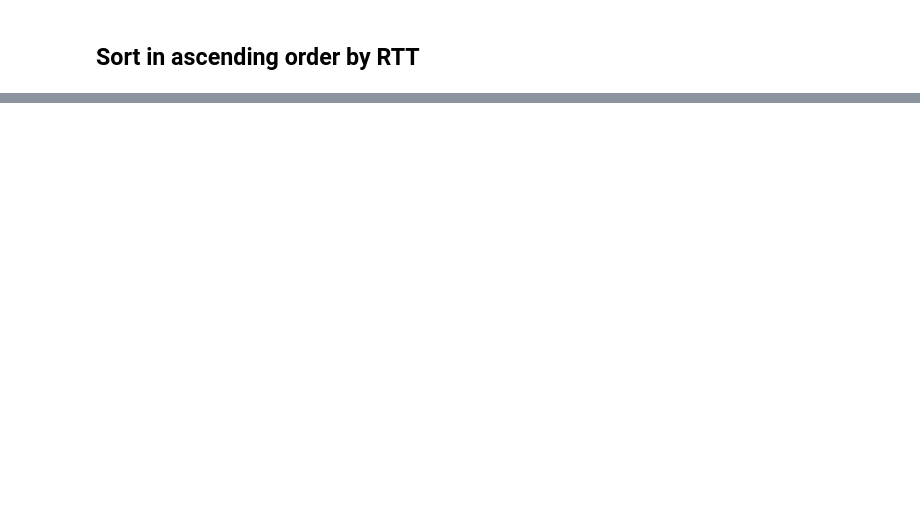
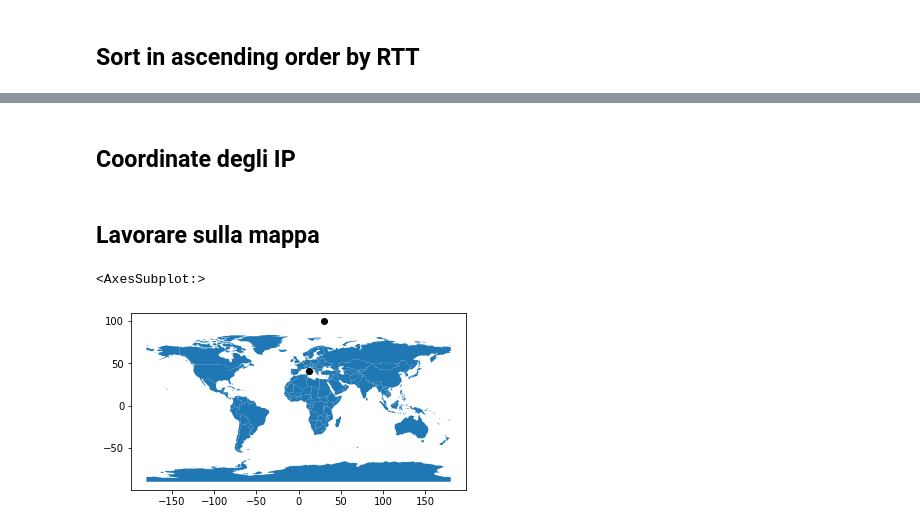
Before and after one commit to Davide-Lotito/EDI_labs, a Jupyter notebook: lab1/notebook/notebook.ipynb, the cells around one changed output, grey strips where cells are left out. Drawn from its saved outputs; the diff is of its cells as text; code cells hidden in the pictures; blank space fills up the shorter version.

```diff
--- a/lab1/notebook/notebook.ipynb
+++ b/lab1/notebook/notebook.ipynb
@@ -24,0 +34,19 @@ df.sort_values('avgRTT')
+# %% [markdown]
+## Coordinate degli IP
+# %% [markdown]
+## Lavorare sulla mappa
+# %%
+# carico mappa del mondo già inclusa in file di geopandas
+world = gpd.read_file(gpd.datasets.get_path('naturalearth_lowres'))
+
+# creo "lista" di punti
+points = gpd.GeoDataFrame()
+# punto = Point(longitudine, latitudine)
+points["geometry"] = gpd.GeoSeries([Point(12, 41), Point(30, 100)])
+
+# plotto mappa e punti sopra la medesima
+ax = world.plot()
+points.plot(color="k", ax=ax)
+# %% [output]
+<AxesSubplot:>
+[figure, added]
```
Also changed, not shown: parts of 3 cells of this notebook, 1 other file.
